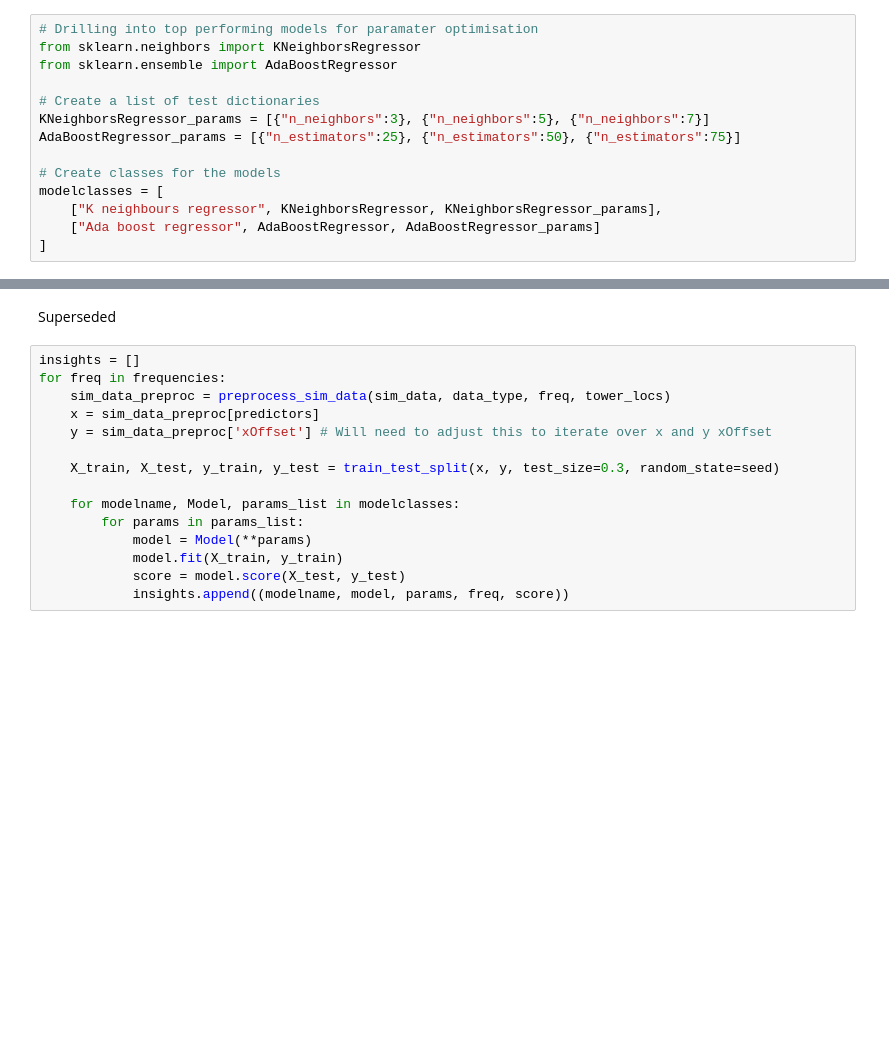
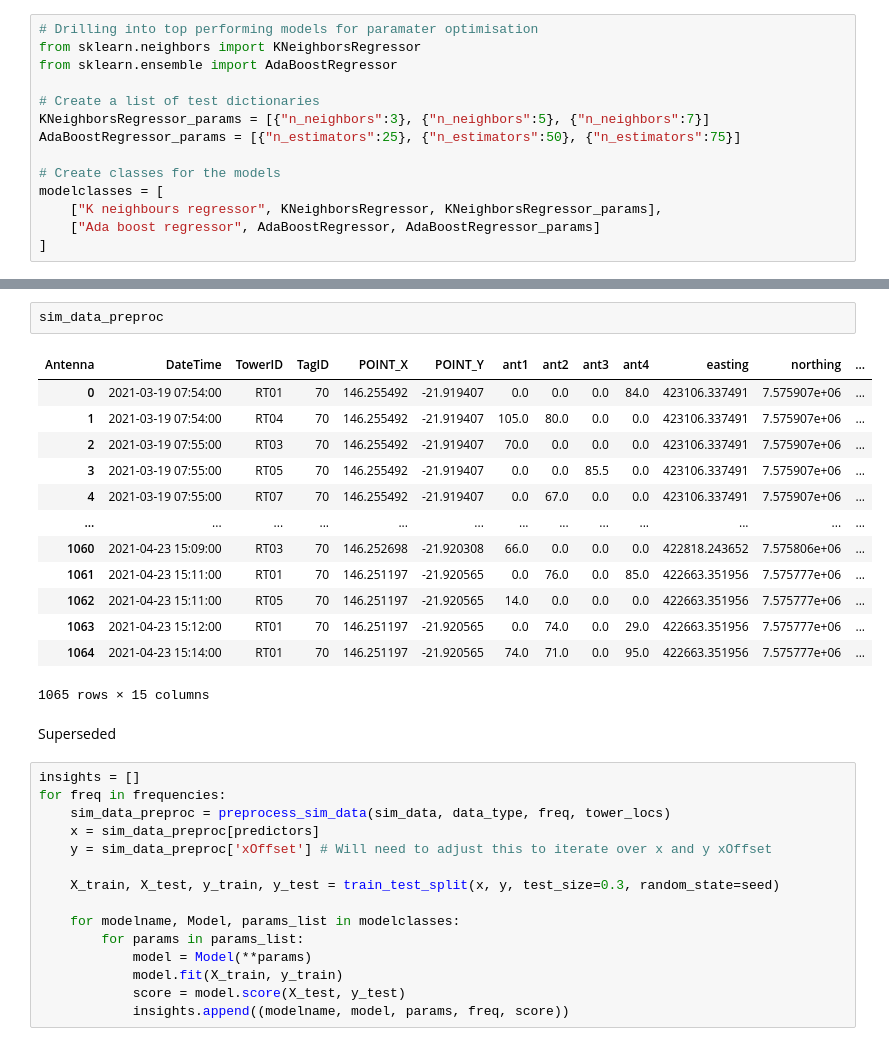
Before and after one commit to johnvanosta/ml4rt, a Jupyter notebook: Train_models.ipynb, the cells around one changed output, grey strips where cells are left out. Saved outputs shown, nothing was run; the diff lists cells and outputs as text; blank space fills up the shorter version.

```diff
--- a/Train_models.ipynb
+++ b/Train_models.ipynb
@@ -170,3 +214,19 @@ plt.show()
+# %%
+sim_data_preproc
+# %% [output]
+| Antenna | DateTime | TowerID | TagID | POINT_X | POINT_Y | ant1 | ant2 | ant3 | ant4 | easting | northing | ... |
+| 0 | 2021-03-19 07:54:00 | RT01 | 70 | 146.255492 | -21.919407 | 0.0 | 0.0 | 0.0 | 84.0 | 423106.337491 | 7.575907e+06 | ... |
+| 1 | 2021-03-19 07:54:00 | RT04 | 70 | 146.255492 | -21.919407 | 105.0 | 80.0 | 0.0 | 0.0 | 423106.337491 | 7.575907e+06 | ... |
+| 2 | 2021-03-19 07:55:00 | RT03 | 70 | 146.255492 | -21.919407 | 70.0 | 0.0 | 0.0 | 0.0 | 423106.337491 | 7.575907e+06 | ... |
+| 3 | 2021-03-19 07:55:00 | RT05 | 70 | 146.255492 | -21.919407 | 0.0 | 0.0 | 85.5 | 0.0 | 423106.337491 | 7.575907e+06 | ... |
+| 4 | 2021-03-19 07:55:00 | RT07 | 70 | 146.255492 | -21.919407 | 0.0 | 67.0 | 0.0 | 0.0 | 423106.337491 | 7.575907e+06 | ... |
+| ... | ... | ... | ... | ... | ... | ... | ... | ... | ... | ... | ... | ... |
+| 1060 | 2021-04-23 15:09:00 | RT03 | 70 | 146.252698 | -21.920308 | 66.0 | 0.0 | 0.0 | 0.0 | 422818.243652 | 7.575806e+06 | ... |
+| 1061 | 2021-04-23 15:11:00 | RT01 | 70 | 146.251197 | -21.920565 | 0.0 | 76.0 | 0.0 | 85.0 | 422663.351956 | 7.575777e+06 | ... |
+| 1062 | 2021-04-23 15:11:00 | RT05 | 70 | 146.251197 | -21.920565 | 14.0 | 0.0 | 0.0 | 0.0 | 422663.351956 | 7.575777e+06 | ... |
+| 1063 | 2021-04-23 15:12:00 | RT01 | 70 | 146.251197 | -21.920565 | 0.0 | 74.0 | 0.0 | 29.0 | 422663.351956 | 7.575777e+06 | ... |
+| 1064 | 2021-04-23 15:14:00 | RT01 | 70 | 146.251197 | -21.920565 | 74.0 | 71.0 | 0.0 | 95.0 | 422663.351956 | 7.575777e+06 | ... |
+1065 rows × 15 columns
 # %% [markdown]
 Superseded
 # %%
```
Also changed, not shown: parts of 11 cells of this notebook.
